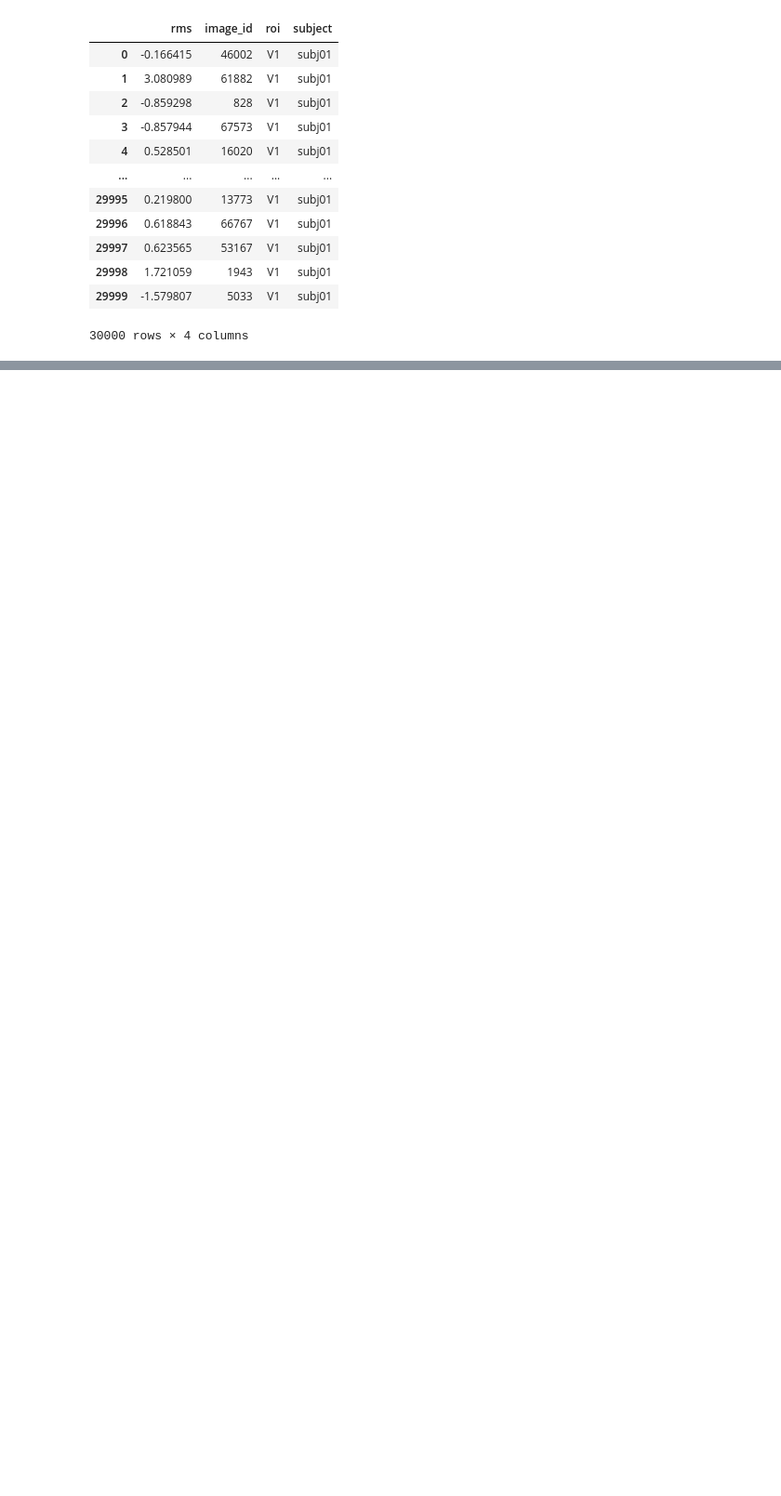
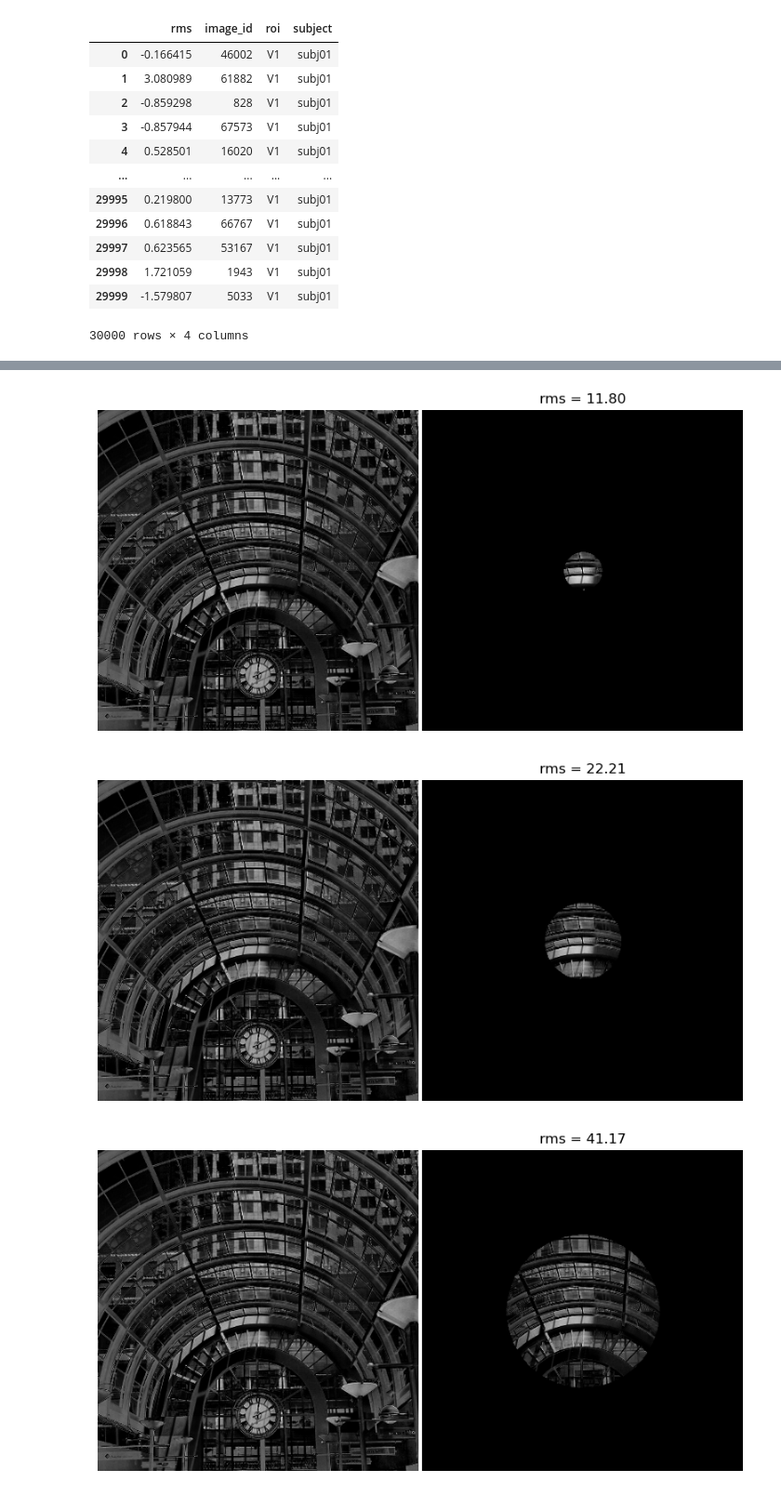
Before and after one commit to WiegerScheurer/spatpred, a Jupyter notebook: notebooks/construction_work.ipynb, the cells around one changed output, grey strips where cells are left out. Shown at 93% size. Saved outputs shown, nothing was run; the diff lists cells and outputs as text; code cells hidden in the pictures; blank space fills up the shorter version.

```diff
--- a/notebooks/construction_work.ipynb
+++ b/notebooks/construction_work.ipynb
@@ -375,0 +158,13 @@ def get_rms_hsl(n_images = None, start_img_no = 0 ,roi = 'V1', subject = 'subj01
+# %%
+# This is the original RMS function, which does not use the lightness parameter. The differences are minute.
+# Check to see whether my function actually exclusively calculates the RMS of the patch. It does.
+
+tiny = get_rms_contrast(img, css_gaussian_cut(425, 213, 213, (425/16.8)), info['mask'], normalise = True, plot = 'y')
+
+small = get_rms_contrast(img, css_gaussian_cut(425, 213, 213, (425/8.4)), info['mask'], normalise = True, plot = 'y')
+
+big = get_rms_contrast(img, css_gaussian_cut(425, 213, 213, (425/4.2)), info['mask'], normalise = True, plot = 'y')
+# %% [output]
+[figure, added]
+[figure, added]
+[figure, added]
```
Also changed, not shown: parts of 17 cells of this notebook, 2 other files.
